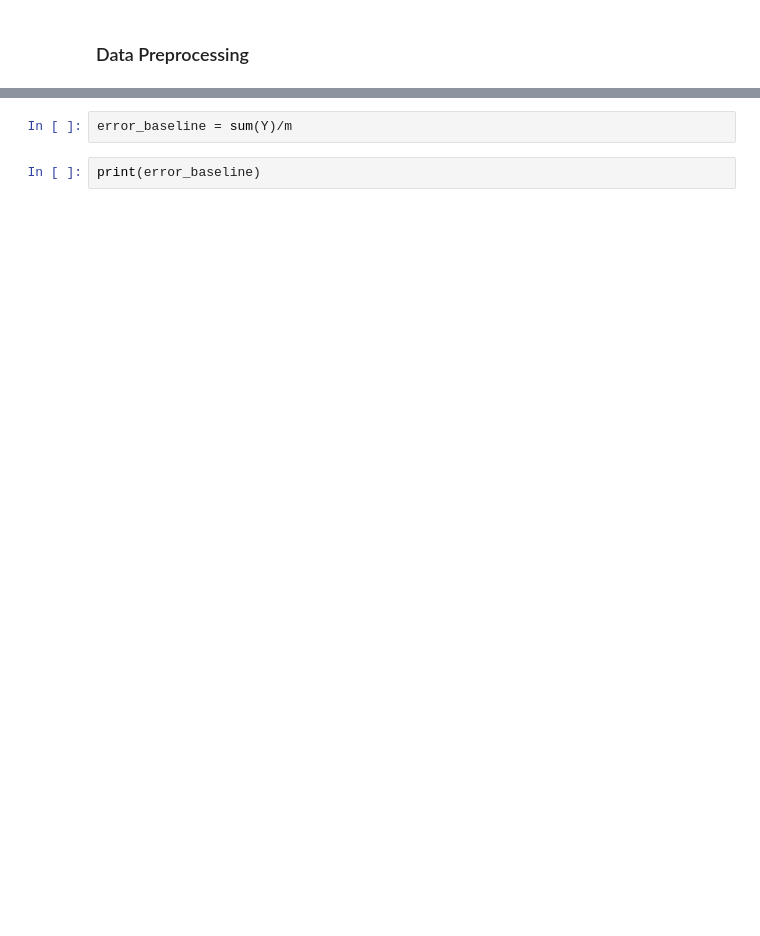
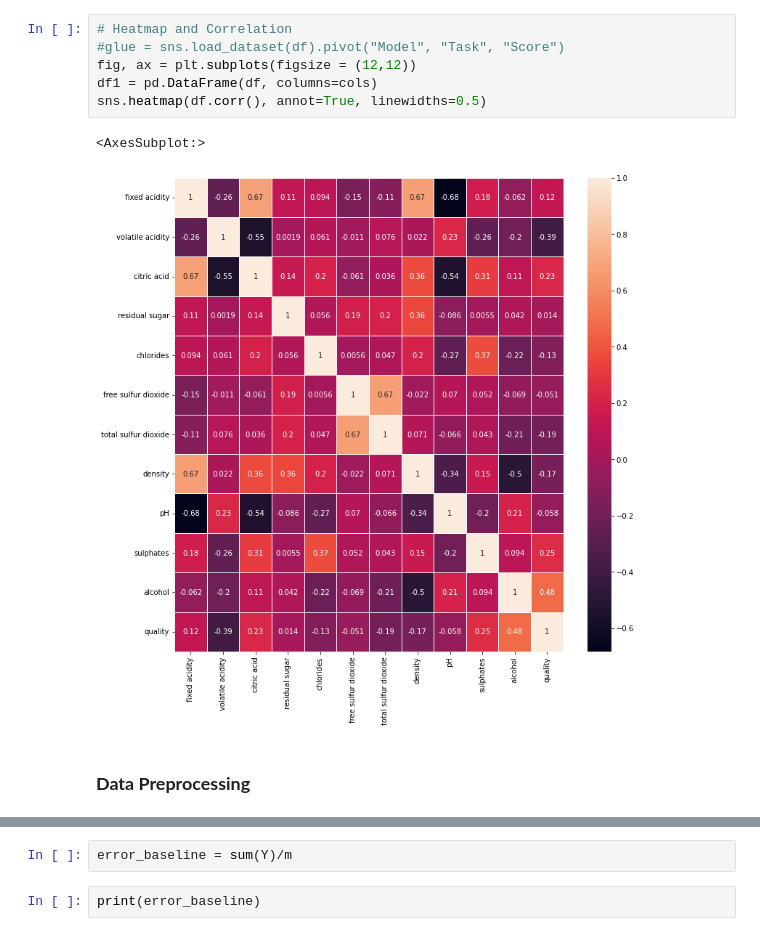
Before and after one commit to anhhoang1402/Wine-Prediction, a Jupyter notebook: HW1_red.ipynb, the cells around one changed output, grey strips where cells are left out. Drawn from its saved outputs; the diff is of its cells as text; blank space fills up the shorter version.

Commit message:
Adding Data Exploration section

```diff
--- a/HW1_red.ipynb
+++ b/HW1_red.ipynb
@@ -55,5 +108,14 @@ m = len(Y)
+# %%
+# Heatmap and Correlation
+#glue = sns.load_dataset(df).pivot("Model", "Task", "Score")
+fig, ax = plt.subplots(figsize = (12,12))
+df1 = pd.DataFrame(df, columns=cols)
+sns.heatmap(df.corr(), annot=True, linewidths=0.5)
+# %% [output]
+<AxesSubplot:>
+[figure, added]
 # %% [markdown]
-### Data Preprocessing
+### __Data Preprocessing__
 # %%
 #Train, Test, Split
 X_train, X_test, Y_train, Y_test = train_test_split(X, Y, test_size=0.2, random_state=42,shuffle=True)
```
Also changed, not shown: parts of 21 cells of this notebook.
